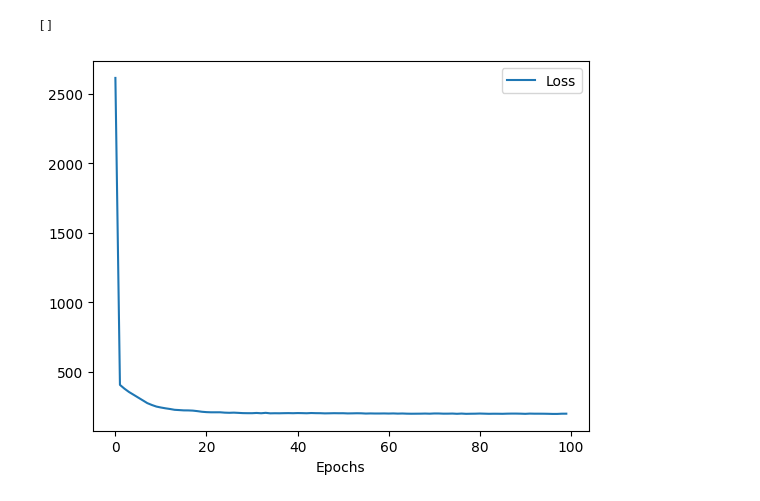
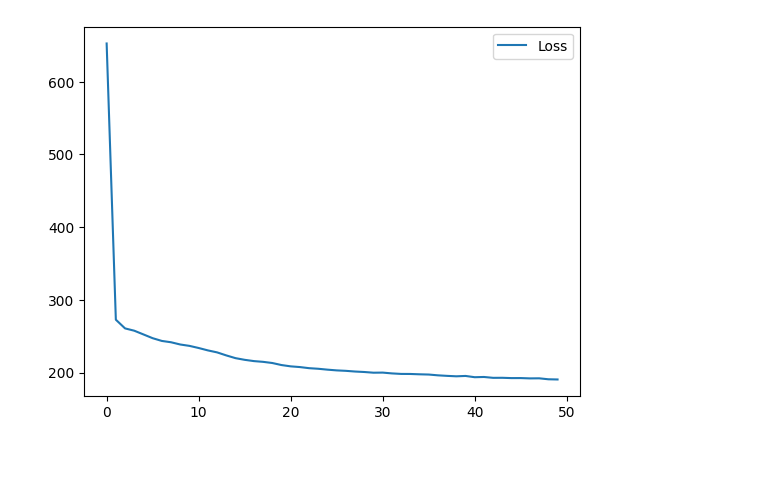
Before and after one commit to PabloGallardoFuentes/TFG-Machine-Learning, a Jupyter notebook: deep.ipynb, the cells around one changed output. Saved outputs shown, nothing was run; the diff lists cells and outputs as text; code cells hidden in the pictures; blank space fills up the shorter version.

```diff
--- a/deep.ipynb
+++ b/deep.ipynb
@@ -79,7 +79,7 @@ class KerasRegressorMSE(BaseEstimator, RegressorMixin):
         return -np.mean((y_pred - y) ** 2)  # Usar MSE negativo para que mayor sea mejor
 
 # Integrar el modelo de Keras con scikit-learn
-keras_reg = KerasRegressorMSE(build_model, epochs=100, batch_size=32, verbose=1)
+keras_reg = KerasRegressorMSE(build_model, epochs=50, batch_size=32, verbose=1)
 
 # Entrenar el modelo
 keras_reg.fit(X_train, y_train)
@@ -130,7 +132,7 @@ class KerasRegressorR2(BaseEstimator, RegressorMixin):
         return self.history_
 
 # Integrar el modelo de Keras con scikit-learn
-keras_reg = KerasRegressorR2(build_model, epochs=100, batch_size=16, verbose=1)
+keras_reg = KerasRegressorR2(build_model, epochs=50, batch_size=16, verbose=1)
 
 # Entrenar el modelo
 keras_reg.fit(X_train, y_train)
@@ -160,16 +256,11 @@ R2 Score: 0.73
 # %%
-history = keras_reg.get_history()
-loss_values =  history.history.get('loss', [])
-val_loss_values = history.history.get('val_loss', [])
-mse_values = history.history['mean_squared_error']
-mae_values = history.history['mean_absolute_error']
-print(val_loss_values)
-plt.plot(range(0, 100, 1), loss_values, label='Loss')
-# plt.plot(range(0, 100, 1), mse_values, label='MSE')k
-plt.xlabel('Epochs')
+history = keras_reg.history_
+loss_values =  history.history['loss']
+# val_loss_values = history.history.get('val_loss', [])
+# print(val_loss_values)
+plt.plot(range(0, 50, 1), loss_values, label='Loss')
 plt.legend()
 plt.show()
 # %% [output]
-[]
-[figure, old version]
+[figure, new version]
 # %%
```
Also changed, not shown: parts of 8 cells of this notebook, 24 other files.
